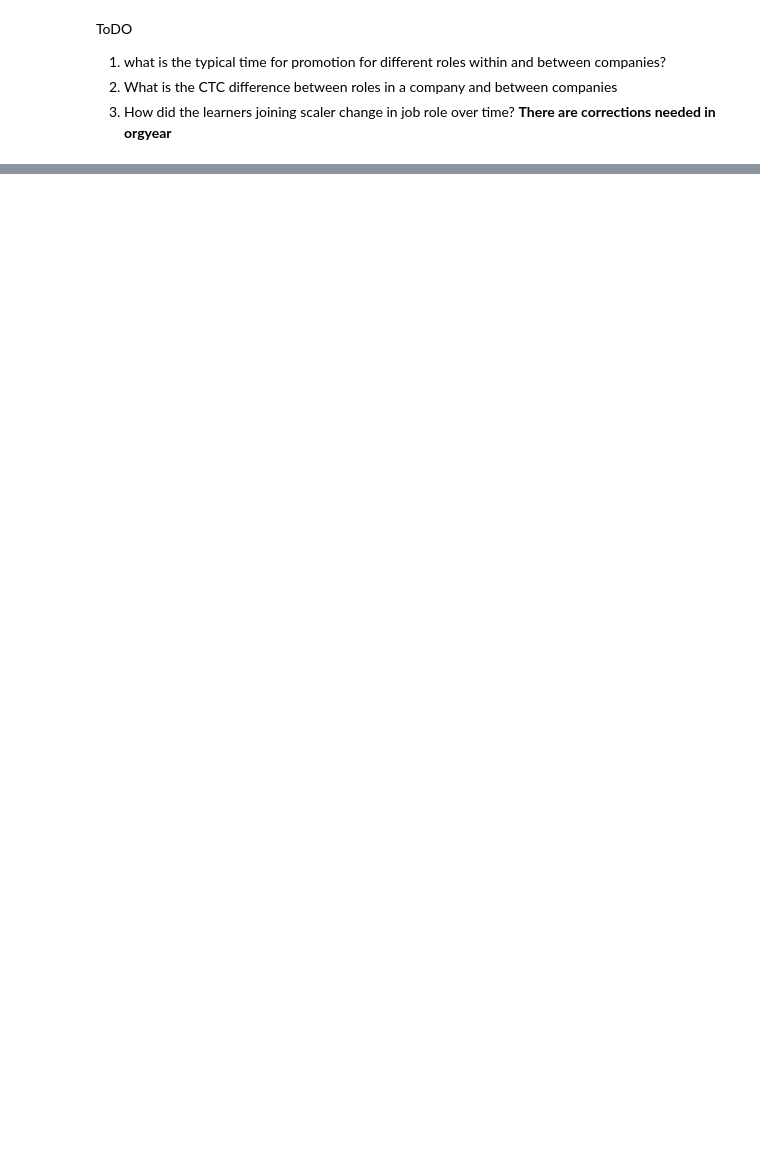
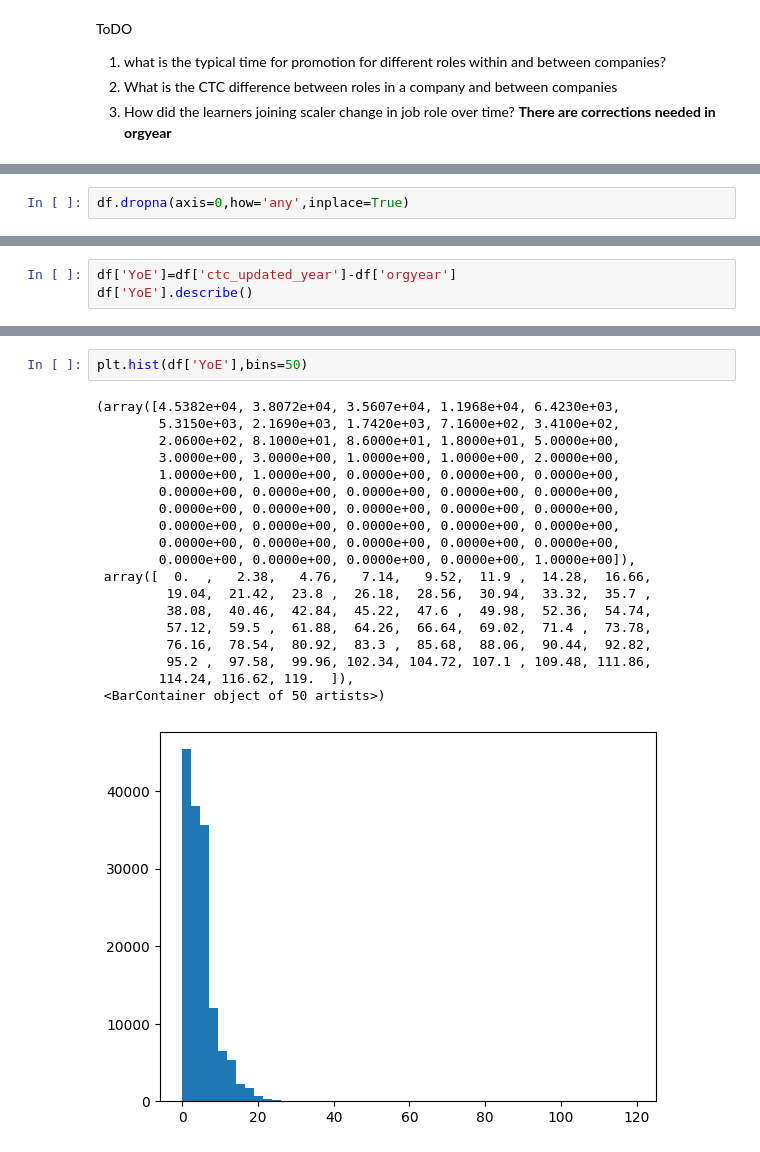
Before and after one commit to madhavpro3/DSML_casestudies, a Jupyter notebook: clustering.ipynb, the cells around one changed output, grey strips where cells are left out. Drawn from its saved outputs; the diff is of its cells as text; blank space fills up the shorter version.

```diff
--- a/clustering.ipynb
+++ b/clustering.ipynb
@@ -236,0 +240,2 @@ plt.yscale('log')
+# %%
+df.dropna(axis=0,how='any',inplace=True)
@@ -236,0 +257,3 @@ plt.yscale('log')
+# %%
+df['YoE']=df['ctc_updated_year']-df['orgyear']
+df['YoE'].describe()
@@ -236,0 +270,22 @@ plt.yscale('log')
+# %%
+plt.hist(df['YoE'],bins=50)
+# %% [output]
+(array([4.5382e+04, 3.8072e+04, 3.5607e+04, 1.1968e+04, 6.4230e+03,
+        5.3150e+03, 2.1690e+03, 1.7420e+03, 7.1600e+02, 3.4100e+02,
+        2.0600e+02, 8.1000e+01, 8.6000e+01, 1.8000e+01, 5.0000e+00,
+        3.0000e+00, 3.0000e+00, 1.0000e+00, 1.0000e+00, 2.0000e+00,
+        1.0000e+00, 1.0000e+00, 0.0000e+00, 0.0000e+00, 0.0000e+00,
+        0.0000e+00, 0.0000e+00, 0.0000e+00, 0.0000e+00, 0.0000e+00,
+        0.0000e+00, 0.0000e+00, 0.0000e+00, 0.0000e+00, 0.0000e+00,
+        0.0000e+00, 0.0000e+00, 0.0000e+00, 0.0000e+00, 0.0000e+00,
+        0.0000e+00, 0.0000e+00, 0.0000e+00, 0.0000e+00, 0.0000e+00,
+        0.0000e+00, 0.0000e+00, 0.0000e+00, 0.0000e+00, 1.0000e+00]),
+ array([  0.  ,   2.38,   4.76,   7.14,   9.52,  11.9 ,  14.28,  16.66,
+         19.04,  21.42,  23.8 ,  26.18,  28.56,  30.94,  33.32,  35.7 ,
+         38.08,  40.46,  42.84,  45.22,  47.6 ,  49.98,  52.36,  54.74,
+         57.12,  59.5 ,  61.88,  64.26,  66.64,  69.02,  71.4 ,  73.78,
+         76.16,  78.54,  80.92,  83.3 ,  85.68,  88.06,  90.44,  92.82,
+         95.2 ,  97.58,  99.96, 102.34, 104.72, 107.1 , 109.48, 111.86,
+        114.24, 116.62, 119.  ]),
+ <BarContainer object of 50 artists>)
+[figure, added]
```
Also changed, not shown: parts of 52 cells of this notebook.
